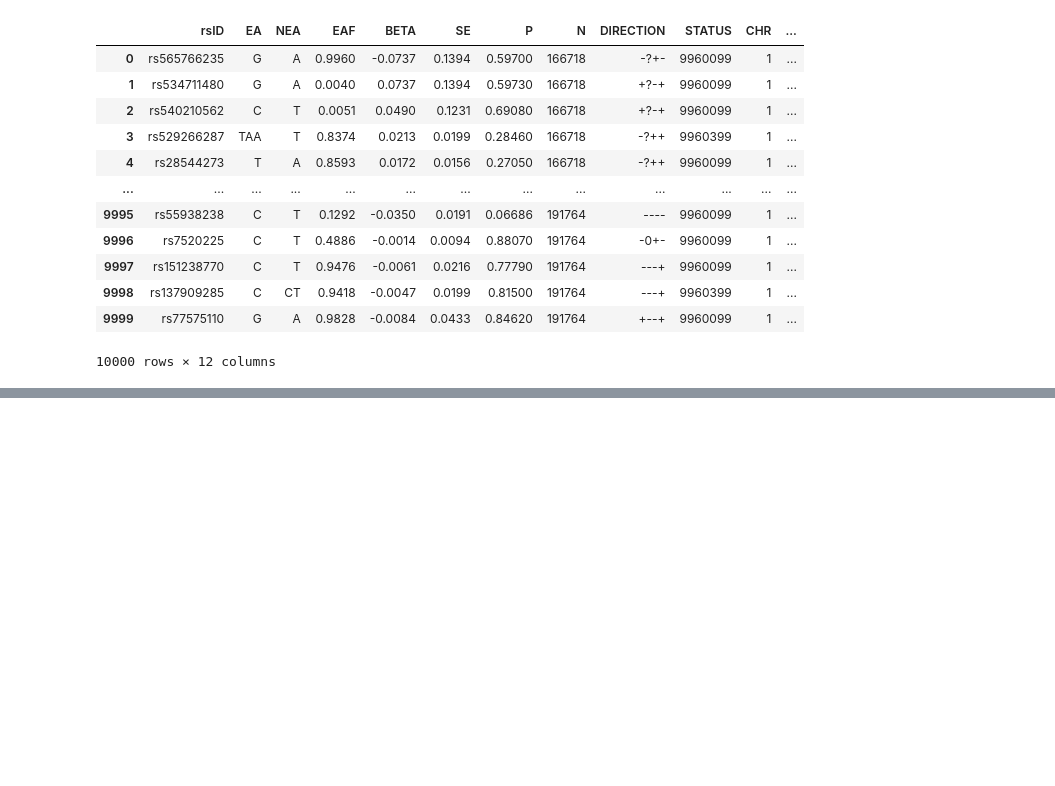
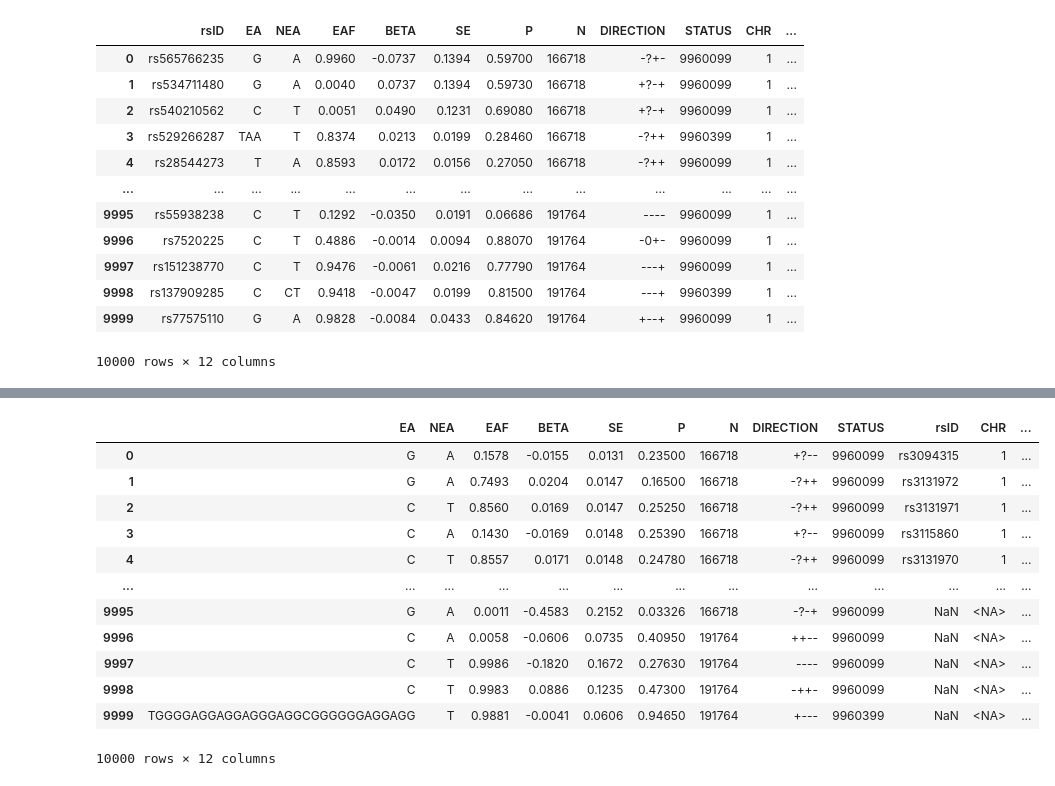
Before and after one commit to Cloufield/gwaslab, a Jupyter notebook: examples/harmonization_rsid_to_chrpos.ipynb, the cells around one changed output, grey strips where cells are left out. Drawn from its saved outputs; the diff is of its cells as text; code cells hidden in the pictures; blank space fills up the shorter version.

```diff
--- a/examples/harmonization_rsid_to_chrpos.ipynb
+++ b/examples/harmonization_rsid_to_chrpos.ipynb
@@ -186,0 +227,16 @@ mysumstats.data
+# %%
+mysumstats.data
+# %% [output]
+|  | EA | NEA | EAF | BETA | SE | P | N | DIRECTION | STATUS | rsID | CHR | ... |
+| 0 | G | A | 0.1578 | -0.0155 | 0.0131 | 0.23500 | 166718 | +?-- | 9960099 | rs3094315 | 1 | ... |
+| 1 | G | A | 0.7493 | 0.0204 | 0.0147 | 0.16500 | 166718 | -?++ | 9960099 | rs3131972 | 1 | ... |
+| 2 | C | T | 0.8560 | 0.0169 | 0.0147 | 0.25250 | 166718 | -?++ | 9960099 | rs3131971 | 1 | ... |
+| 3 | C | A | 0.1430 | -0.0169 | 0.0148 | 0.25390 | 166718 | +?-- | 9960099 | rs3115860 | 1 | ... |
+| 4 | C | T | 0.8557 | 0.0171 | 0.0148 | 0.24780 | 166718 | -?++ | 9960099 | rs3131970 | 1 | ... |
+| ... | ... | ... | ... | ... | ... | ... | ... | ... | ... | ... | ... | ... |
+| 9995 | G | A | 0.0011 | -0.4583 | 0.2152 | 0.03326 | 166718 | -?-+ | 9960099 | NaN | <NA> | ... |
+| 9996 | C | A | 0.0058 | -0.0606 | 0.0735 | 0.40950 | 191764 | ++-- | 9960099 | NaN | <NA> | ... |
+| 9997 | C | T | 0.9986 | -0.1820 | 0.1672 | 0.27630 | 191764 | ---- | 9960099 | NaN | <NA> | ... |
+| 9998 | C | T | 0.9983 | 0.0886 | 0.1235 | 0.47300 | 191764 | -++- | 9960099 | NaN | <NA> | ... |
+| 9999 | TGGGGAGGAGGAGGGAGGCGGGGGGAGGAGG | T | 0.9881 | -0.0041 | 0.0606 | 0.94650 | 191764 | +--- | 9960399 | NaN | <NA> | ... |
+10000 rows × 12 columns
```
Also changed, not shown: parts of 8 cells of this notebook, 6 other files.
